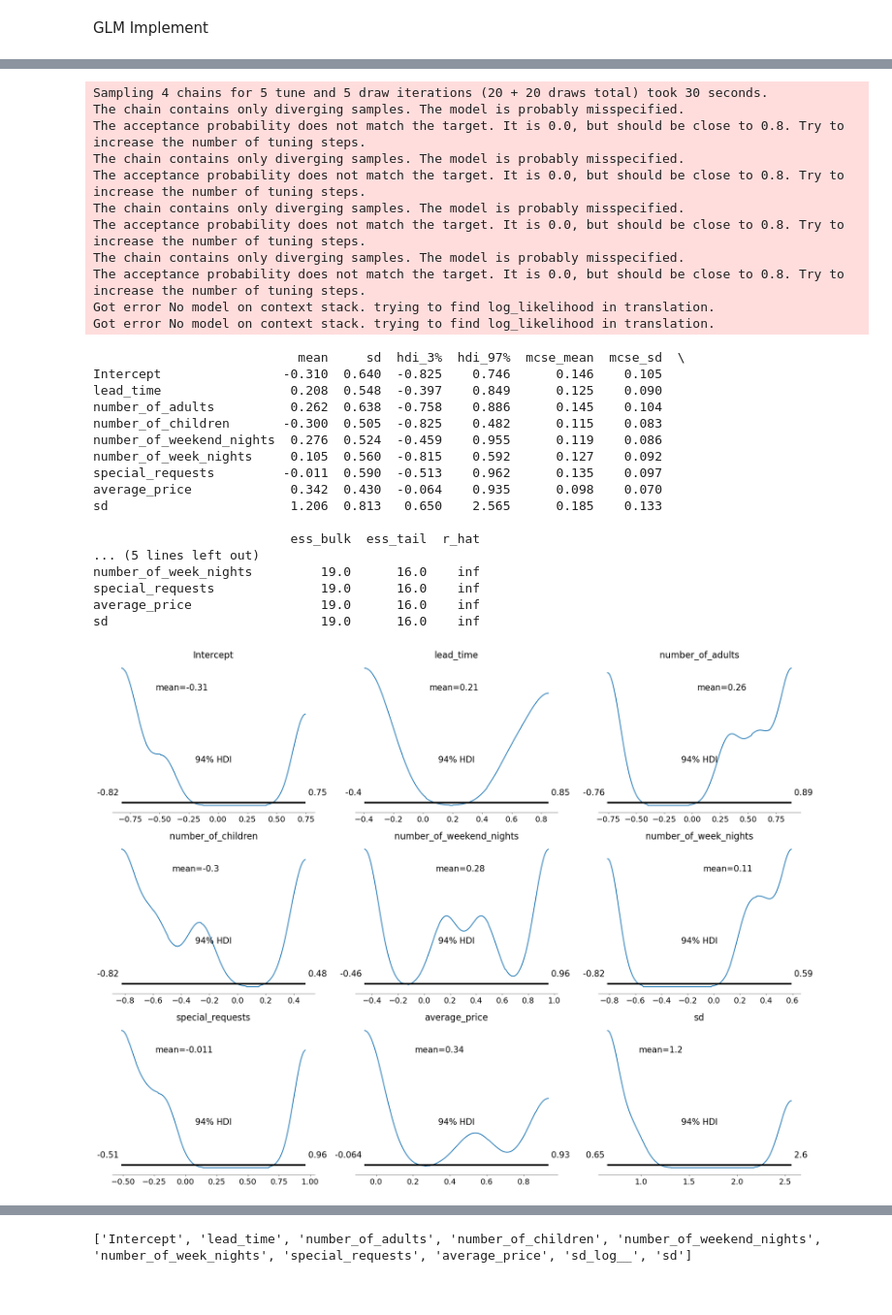
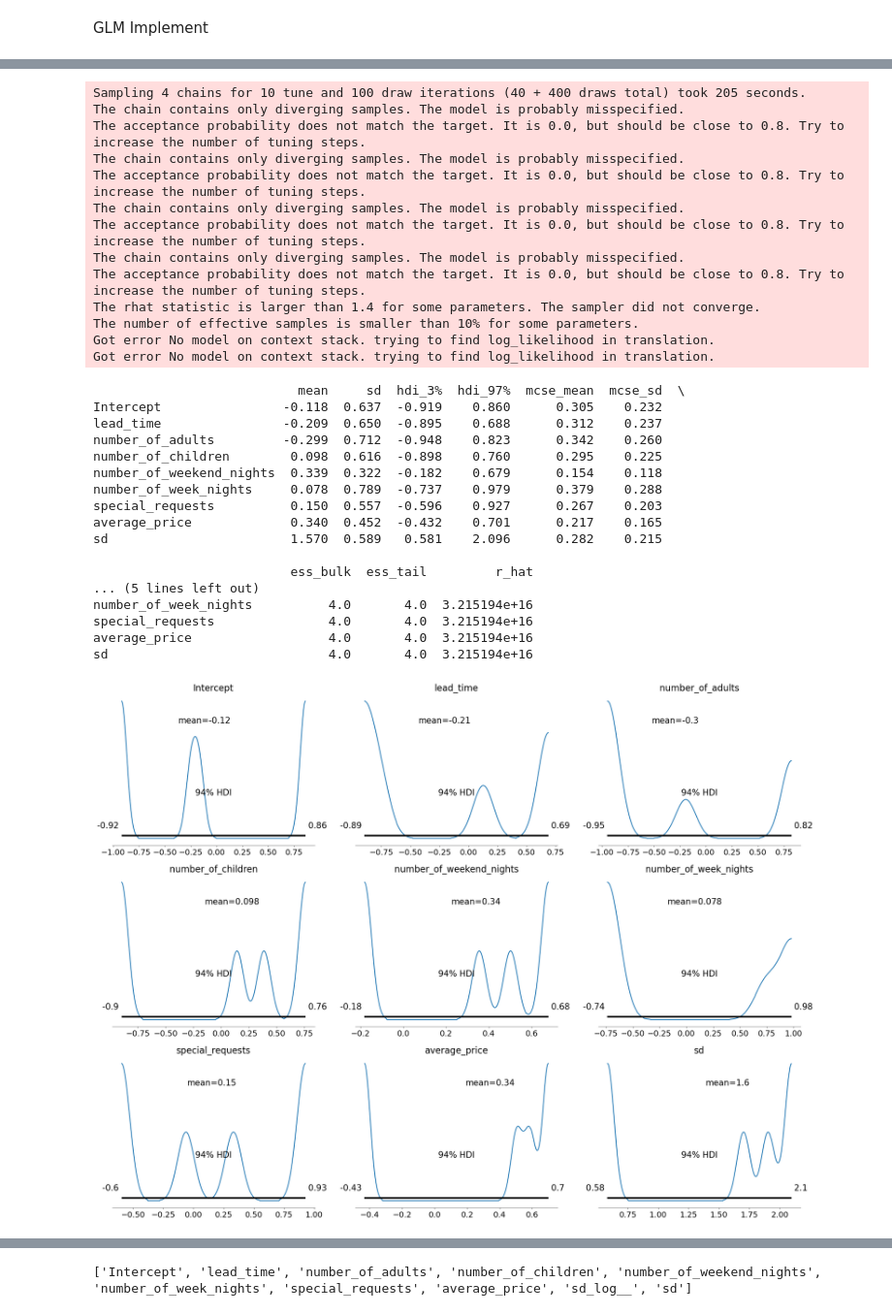
Before and after one commit to jishan900/Hotel-Booking-Cancellation-Prediction-Using-Bayesian-Modeling, a Jupyter notebook: Initial.ipynb, the cells around one changed output, grey strips where cells are left out. Shown at 97% size. Drawn from its saved outputs; the diff is of its cells as text; code cells hidden in the pictures.

```diff
--- a/Initial.ipynb
+++ b/Initial.ipynb
@@ -285,7 +303,7 @@ GLM Implement
 # %%
 with pm.Model() as bayesian_model:
     pm.glm.GLM.from_formula('booking_status ~ lead_time + number_of_adults + number_of_children + number_of_weekend_nights + number_of_week_nights + special_requests + average_price', train_data)
-    trace = pm.sample(5, tune=5)
+    trace = pm.sample(100, tune=10)
 
 # Check the summary of the Bayesian model  #average_price is also important. so need to add next training.
 print(pm.summary(trace))
@@ -304,29 +322,31 @@ NUTS: [sd, average_price, special_requests, number_of_week_nights, number_of_wee
-Sampling 4 chains for 5 tune and 5 draw iterations (20 + 20 draws total) took 30 seconds.
+Sampling 4 chains for 10 tune and 100 draw iterations (40 + 400 draws total) took 205 seconds.
 The chain contains only diverging samples. The model is probably misspecified.
 The acceptance probability does not match the target. It is 0.0, but should be close to 0.8. Try to increase the number of tuning steps.
 The chain contains only diverging samples. The model is probably misspecified.
 The acceptance probability does not match the target. It is 0.0, but should be close to 0.8. Try to increase the number of tuning steps.
 The chain contains only diverging samples. The model is probably misspecified.
 The acceptance probability does not match the target. It is 0.0, but should be close to 0.8. Try to increase the number of tuning steps.
 The chain contains only diverging samples. The model is probably misspecified.
 The acceptance probability does not match the target. It is 0.0, but should be close to 0.8. Try to increase the number of tuning steps.
+The rhat statistic is larger than 1.4 for some parameters. The sampler did not converge.
+The number of effective samples is smaller than 10% for some parameters.
 Got error No model on context stack. trying to find log_likelihood in translation.
 Got error No model on context stack. trying to find log_likelihood in translation.
                            mean     sd  hdi_3%  hdi_97%  mcse_mean  mcse_sd  \
-Intercept                -0.310  0.640  -0.825    0.746      0.146    0.105
-lead_time                 0.208  0.548  -0.397    0.849      0.125    0.090
-number_of_adults          0.262  0.638  -0.758    0.886      0.145    0.104
-number_of_children       -0.300  0.505  -0.825    0.482      0.115    0.083
-number_of_weekend_nights  0.276  0.524  -0.459    0.955      0.119    0.086
-number_of_week_nights     0.105  0.560  -0.815    0.592      0.127    0.092
-special_requests         -0.011  0.590  -0.513    0.962      0.135    0.097
-average_price             0.342  0.430  -0.064    0.935      0.098    0.070
-sd                        1.206  0.813   0.650    2.565      0.185    0.133
+Intercept                -0.118  0.637  -0.919    0.860      0.305    0.232
+lead_time                -0.209  0.650  -0.895    0.688      0.312    0.237
+number_of_adults         -0.299  0.712  -0.948    0.823      0.342    0.260
+number_of_children        0.098  0.616  -0.898    0.760      0.295    0.225
+number_of_weekend_nights  0.339  0.322  -0.182    0.679      0.154    0.118
+number_of_week_nights     0.078  0.789  -0.737    0.979      0.379    0.288
+special_requests          0.150  0.557  -0.596    0.927      0.267    0.203
+average_price             0.340  0.452  -0.432    0.701      0.217    0.165
+sd                        1.570  0.589   0.581    2.096      0.282    0.215
 
-                          ess_bulk  ess_tail  r_hat
+                          ess_bulk  ess_tail         r_hat
 ... (5 lines left out)
-number_of_week_nights         19.0      16.0    inf
-special_requests              19.0      16.0    inf
-average_price                 19.0      16.0    inf
-sd                            19.0      16.0    inf
+number_of_week_nights          4.0       4.0  3.215194e+16
+special_requests               4.0       4.0  3.215194e+16
+average_price                  4.0       4.0  3.215194e+16
+sd                             4.0       4.0  3.215194e+16
-[figure, old version]
+[figure, new version]
```
Also changed, not shown: parts of 8 cells of this notebook.
